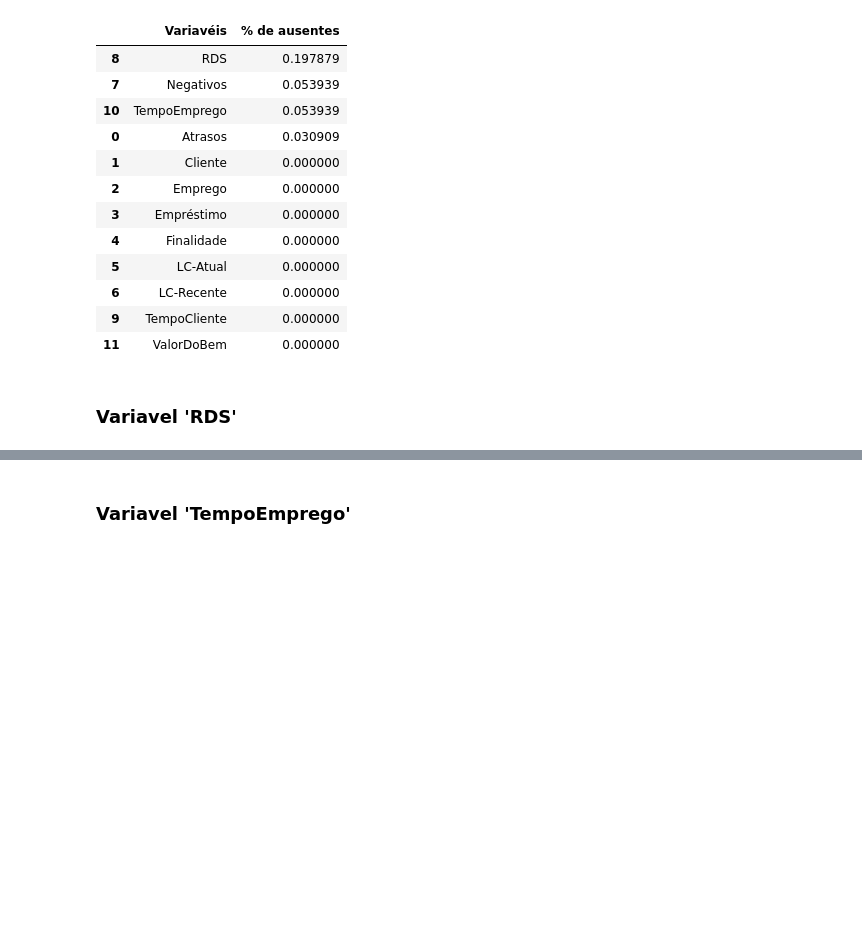
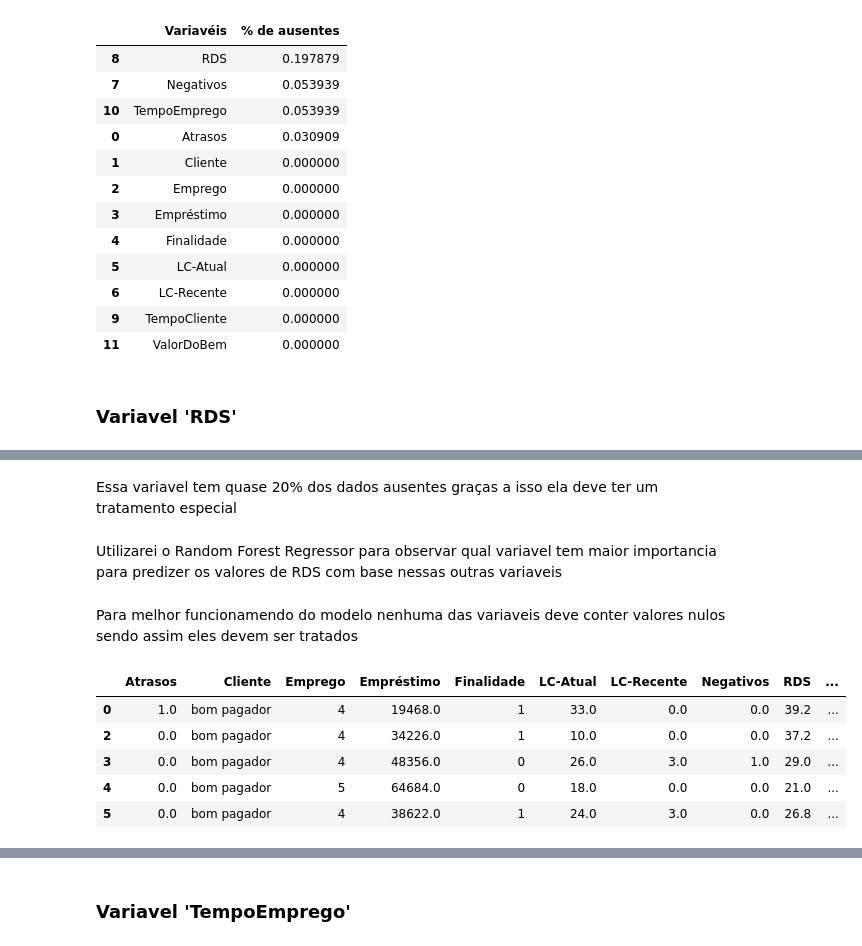
Before and after one commit to JosenildoJunior/Competicao_ML, a Jupyter notebook: 11ª_CompeticaoFLAI.ipynb, the cells around one changed output, grey strips where cells are left out. Drawn from its saved outputs; the diff is of its cells as text; code cells hidden in the pictures; blank space fills up the shorter version.

```diff
--- a/11ª_CompeticaoFLAI.ipynb
+++ b/11ª_CompeticaoFLAI.ipynb
@@ -440,0 +433,46 @@ df['RDS'].fillna('37.0%', inplace = True)
+# %% [markdown]
+Essa variavel tem quase 20% dos dados ausentes graças a isso ela deve ter um tratamento especial
+# %% [markdown]
+Utilizarei o Random Forest Regressor para observar qual variavel tem maior importancia para predizer os valores de RDS com base nessas outras variaveis
+# %%
+# Importando o modelo
+from sklearn.ensemble import RandomForestRegressor
+
+# Biblioteca para processamento de variáveis categoricas
+from sklearn.preprocessing import LabelEncoder
+le = LabelEncoder()
+
+# Criando uma cópia do dataset principal para usarmos como dataset auxiliar
+df_treino_auxiliar = df.copy()
+
+# pré-processamento básico para poder aplicar o random forest regressor
+
+# transformando categórica em número
+df_treino_auxiliar['Emprego'] = le.fit_transform(df_treino_auxiliar['Emprego'])
+
+# transformando categórica em número
+df_treino_auxiliar['Finalidade'] = le.fit_transform(df_treino_auxiliar['Finalidade'])
+# %% [markdown]
+Para melhor funcionamendo do modelo nenhuma das variaveis deve conter valores nulos sendo assim eles devem ser tratados
+# %%
+#Preenchendo valores nulos
+df_treino_auxiliar["TempoEmprego"].fillna(df_treino_auxiliar['TempoEmprego'].mean(), inplace=True)
+
+#Preenchendo valores nulos
+df_treino_auxiliar["Negativos"].fillna(df_treino_auxiliar['Negativos'].mean(), inplace=True)
+
+# Preenchendo valores nulos
+df_treino_auxiliar["Atrasos"].fillna(df_treino_auxiliar['Atrasos'].mean(), inplace=True)
+
+# eliminanado as linhas com RDS nulo
+df_treino_auxiliar = df_treino_auxiliar.dropna(subset=["RDS"])
+
+# Observando o DF
+df_treino_auxiliar.head()
+# %% [output]
+|  | Atrasos | Cliente | Emprego | Empréstimo | Finalidade | LC-Atual | LC-Recente | Negativos | RDS | ... |
+| 0 | 1.0 | bom pagador | 4 | 19468.0 | 1 | 33.0 | 0.0 | 0.0 | 39.2 | ... |
+| 2 | 0.0 | bom pagador | 4 | 34226.0 | 1 | 10.0 | 0.0 | 0.0 | 37.2 | ... |
+| 3 | 0.0 | bom pagador | 4 | 48356.0 | 0 | 26.0 | 3.0 | 1.0 | 29.0 | ... |
+| 4 | 0.0 | bom pagador | 5 | 64684.0 | 0 | 18.0 | 0.0 | 0.0 | 21.0 | ... |
+| 5 | 0.0 | bom pagador | 4 | 38622.0 | 1 | 24.0 | 3.0 | 0.0 | 26.8 | ... |
```
Also changed, not shown: parts of 20 cells of this notebook.
